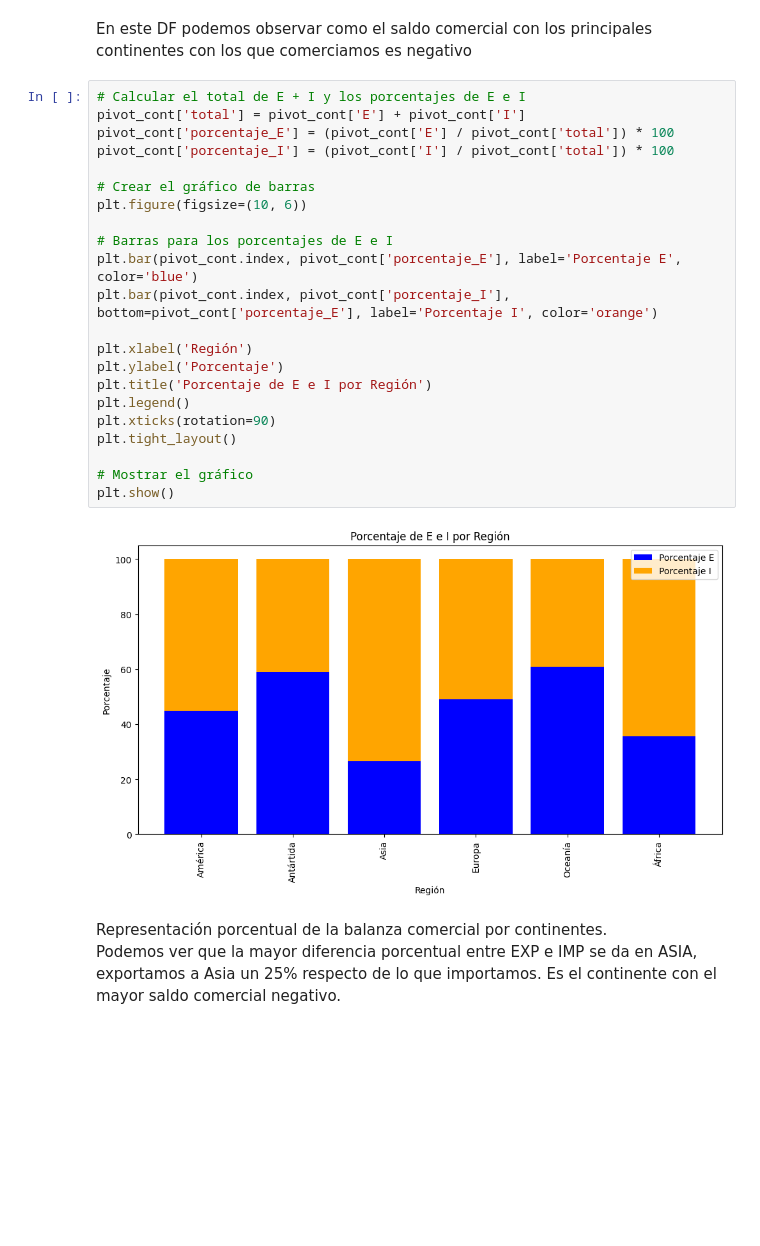
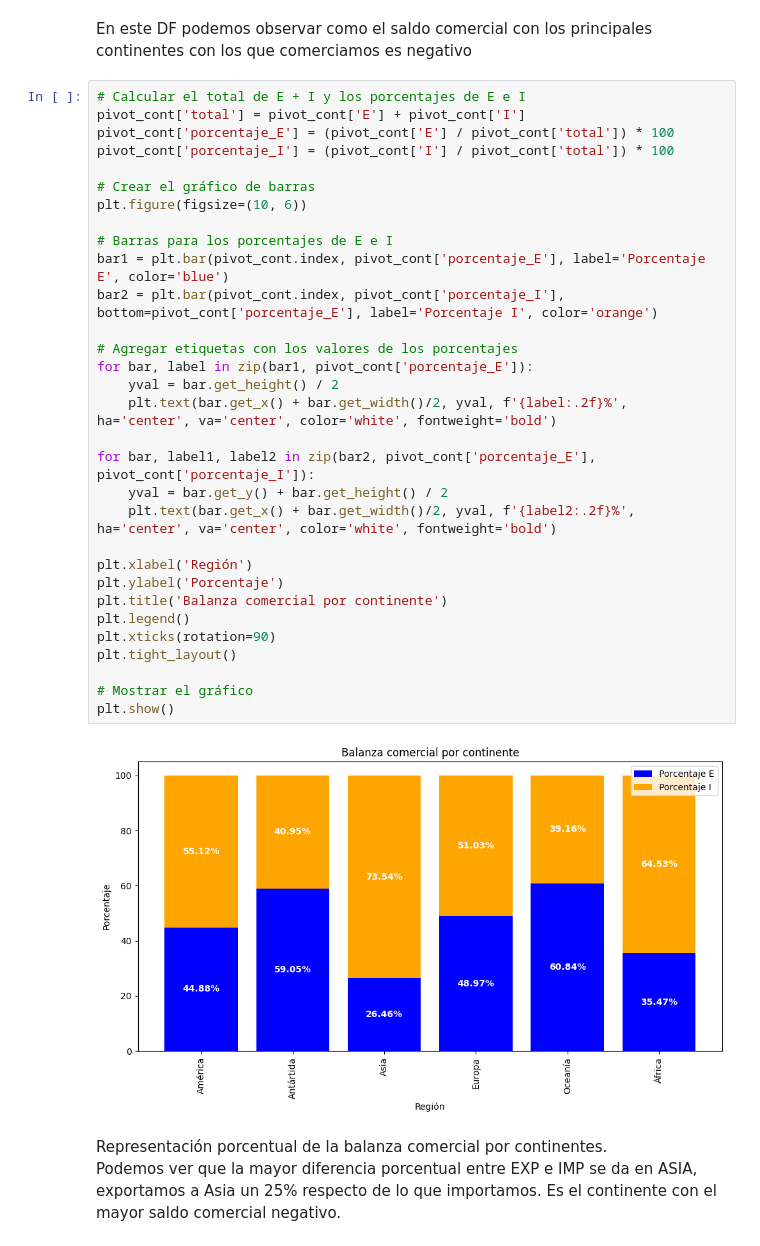
Before and after one commit to Julioge13/ONLINE_DS_THEBRIDGE_juliog, a Jupyter notebook: EDA_Entrega/src/codigo/codigo_justificacion.ipynb, the cells around one changed output. Saved outputs shown, nothing was run; the diff lists cells and outputs as text; blank space fills up the shorter version.

```diff
--- a/EDA_Entrega/src/codigo/codigo_justificacion.ipynb
+++ b/EDA_Entrega/src/codigo/codigo_justificacion.ipynb
@@ -411,27 +411,36 @@ En este DF podemos observar como el saldo comercial con los principales continen
 # %%
 # Calcular el total de E + I y los porcentajes de E e I
 pivot_cont['total'] = pivot_cont['E'] + pivot_cont['I']
 pivot_cont['porcentaje_E'] = (pivot_cont['E'] / pivot_cont['total']) * 100
 pivot_cont['porcentaje_I'] = (pivot_cont['I'] / pivot_cont['total']) * 100
 
 # Crear el gráfico de barras
 plt.figure(figsize=(10, 6))
 
 # Barras para los porcentajes de E e I
-plt.bar(pivot_cont.index, pivot_cont['porcentaje_E'], label='Porcentaje E', color='blue')
-plt.bar(pivot_cont.index, pivot_cont['porcentaje_I'], bottom=pivot_cont['porcentaje_E'], label='Porcentaje I', color='orange')
+bar1 = plt.bar(pivot_cont.index, pivot_cont['porcentaje_E'], label='Porcentaje E', color='blue')
+bar2 = plt.bar(pivot_cont.index, pivot_cont['porcentaje_I'], bottom=pivot_cont['porcentaje_E'], label='Porcentaje I', color='orange')
+
+# Agregar etiquetas con los valores de los porcentajes
+for bar, label in zip(bar1, pivot_cont['porcentaje_E']):
+    yval = bar.get_height() / 2
+    plt.text(bar.get_x() + bar.get_width()/2, yval, f'{label:.2f}%', ha='center', va='center', color='white', fontweight='bold')
+
+for bar, label1, label2 in zip(bar2, pivot_cont['porcentaje_E'], pivot_cont['porcentaje_I']):
+    yval = bar.get_y() + bar.get_height() / 2
+    plt.text(bar.get_x() + bar.get_width()/2, yval, f'{label2:.2f}%', ha='center', va='center', color='white', fontweight='bold')
 
 plt.xlabel('Región')
 plt.ylabel('Porcentaje')
-plt.title('Porcentaje de E e I por Región')
+plt.title('Balanza comercial por continente')
 plt.legend()
 plt.xticks(rotation=90)
 plt.tight_layout()
 
 # Mostrar el gráfico
 plt.show()
 # %% [output]
-[figure, old version]
+[figure, new version]
 # %% [markdown]
 Representación porcentual de la balanza comercial por continentes.
 Podemos ver que la mayor diferencia porcentual entre EXP e IMP se da en ASIA, exportamos a Asia un 25% respecto de lo que importamos. Es el continente con el mayor saldo comercial negativo.
```
Also changed, not shown: 4 other files.
